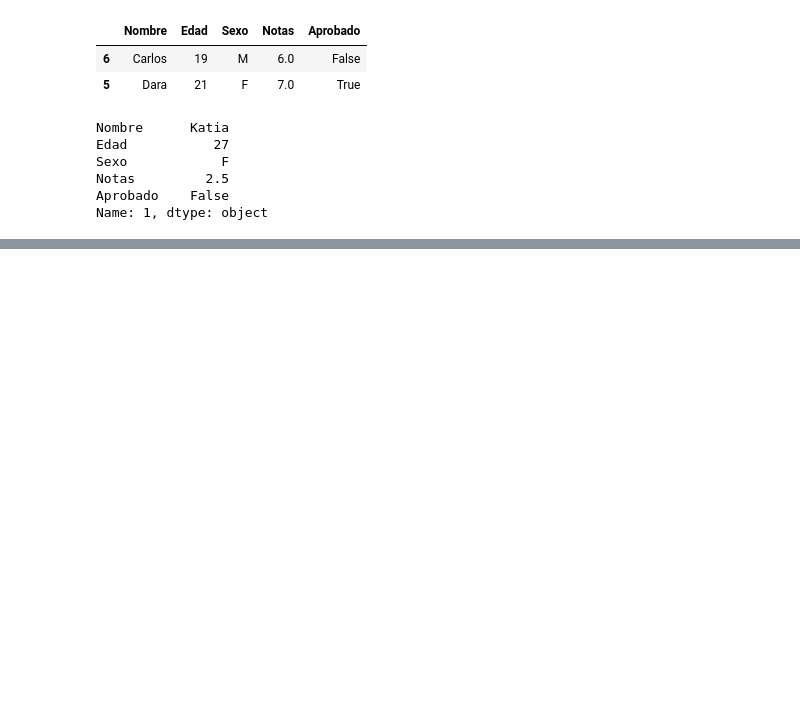
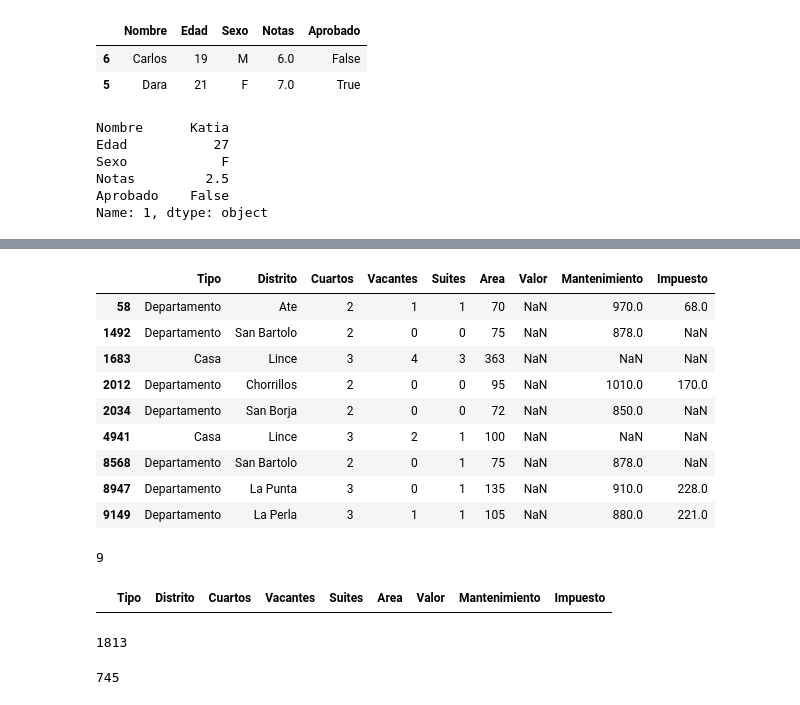
Before and after one commit to Tushima437/python, a Jupyter notebook: Python_Pandas_Tratamiento_y_análisis_de_datos.ipynb, the cells around one changed output, grey strips where cells are left out. Drawn from its saved outputs; the diff is of its cells as text; code cells hidden in the pictures; blank space fills up the shorter version.

```diff
--- a/Python_Pandas_Tratamiento_y_análisis_de_datos.ipynb
+++ b/Python_Pandas_Tratamiento_y_análisis_de_datos.ipynb
@@ -1296,0 +1354,30 @@ Name: 1, dtype: object
+# %%
+datos[datos['Valor'].isnull()]
+# %% [output]
+|  | Tipo | Distrito | Cuartos | Vacantes | Suites | Area | Valor | Mantenimiento | Impuesto |
+| 58 | Departamento | Ate | 2 | 1 | 1 | 70 | NaN | 970.0 | 68.0 |
+| 1492 | Departamento | San Bartolo | 2 | 0 | 0 | 75 | NaN | 878.0 | NaN |
+| 1683 | Casa | Lince | 3 | 4 | 3 | 363 | NaN | NaN | NaN |
+| 2012 | Departamento | Chorrillos | 2 | 0 | 0 | 95 | NaN | 1010.0 | 170.0 |
+| 2034 | Departamento | San Borja | 2 | 0 | 0 | 72 | NaN | 850.0 | NaN |
+| 4941 | Casa | Lince | 3 | 2 | 1 | 100 | NaN | NaN | NaN |
+| 8568 | Departamento | San Bartolo | 2 | 0 | 1 | 75 | NaN | 878.0 | NaN |
+| 8947 | Departamento | La Punta | 3 | 0 | 1 | 135 | NaN | 910.0 | 228.0 |
+| 9149 | Departamento | La Perla | 3 | 1 | 1 | 105 | NaN | 880.0 | 221.0 |
+# %%
+#Eliminar las 9 lineas con VALR NaN
+A = datos.shape[0]  #ANTES
+datos.dropna(subset = ['Valor'], inplace = True)
+B = datos.shape[0]  #DESPUES
+A - B  # CANTIDAD LINEAS BORRADAS
+# %% [output]
+9
+# %%
+datos[datos['Valor'].isnull()]
+# %% [output]
+|  | Tipo | Distrito | Cuartos | Vacantes | Suites | Area | Valor | Mantenimiento | Impuesto |
+# %%
+#Si el mantenimiento es nulo, lo podemos borrar si es un DEPARTAMENTO
+datos[datos['Mantenimiento'].isnull()].shape[0]
+# %% [output]
+1813
@@ -1296,0 +1386,9 @@ Name: 1, dtype: object
+# %%
+#Eliminar las 9 lineas con VALOR NaN
+A = datos.shape[0]  #ANTES
+#   datos = datos[seleccion] esto trae las lineas que no quiero
+datos = datos[~seleccion] #~ esto es negativo
+B = datos.shape[0]  #DESPUES
+A - B  # CANTIDAD LINEAS BORRADAS
+# %% [output]
+745
```
Also changed, not shown: parts of 32 cells of this notebook.
